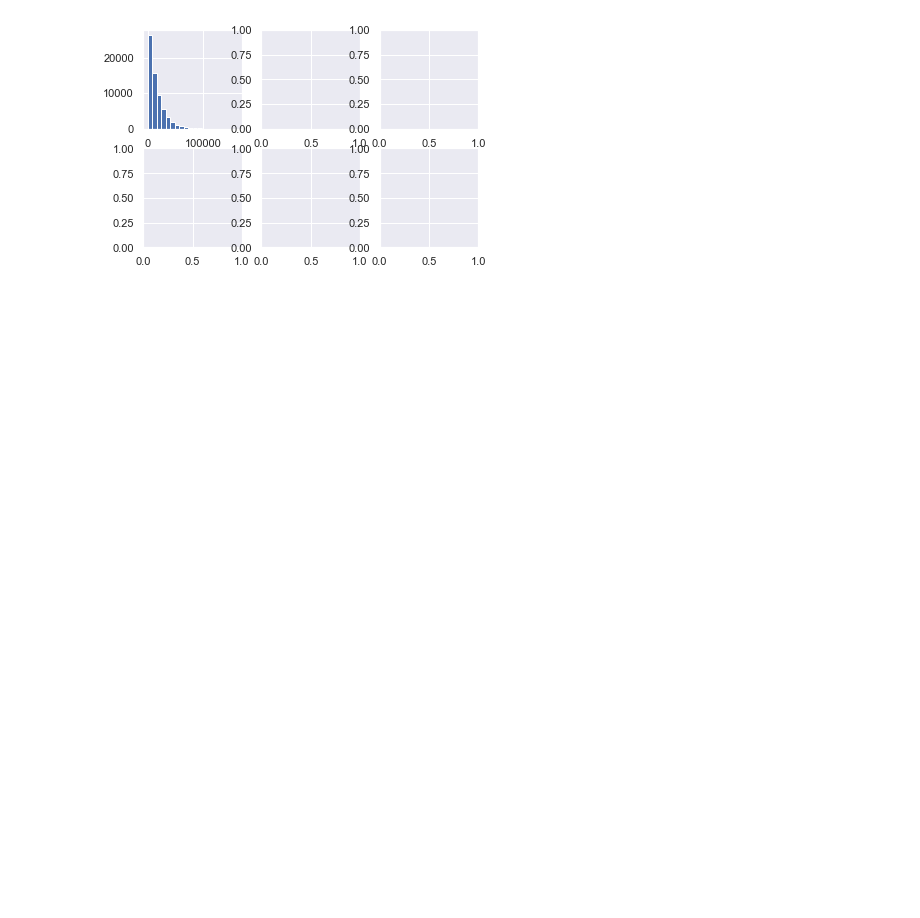
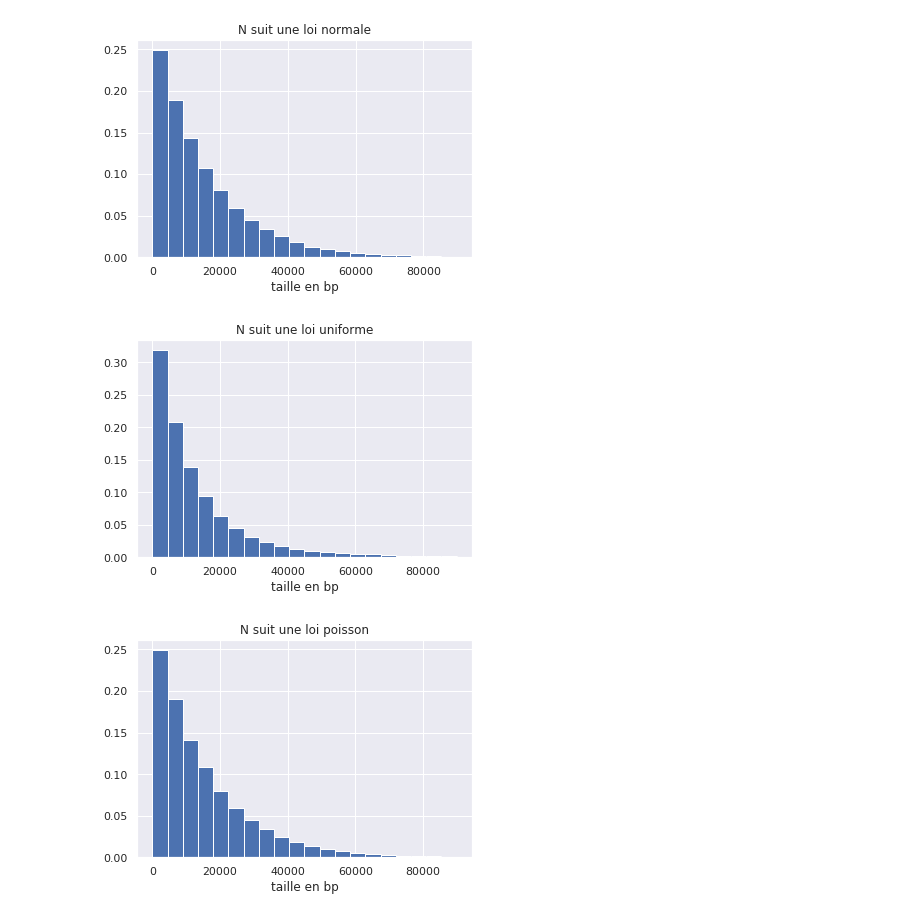
Before and after one commit to aminaghoul/reads_seq, a Jupyter notebook: generer_normale.ipynb, the cells around one changed output. Saved outputs shown, nothing was run; the diff lists cells and outputs as text; code cells hidden in the pictures; blank space fills up the shorter version.

```diff
--- a/generer_normale.ipynb
+++ b/generer_normale.ipynb
@@ -44,0 +49,6 @@ def frac(taille_échantillon, nombre_fragments):
+# %%
+g = 1000000
+n = 650
+taille = frac(g,n)
+sns.distplot(taille, kde=False, fit=beta)
+print(beta.fit(taille))
@@ -45,5 +58,5 @@ def frac(taille_échantillon, nombre_fragments):
 # %%
-lois = ['normale', 'exponentielle', 'uniforme', 'poisson', 'géométrique']
+lois = ['normale', 'uniforme', 'poisson']
 
 def fracture(echantillons, n=65952, sigma=100, loi='normale'):
     """
@@ -108,24 +121,21 @@ def fracture(echantillons, n=65952, sigma=100, loi='normale'):
 # %%
 sns.set(color_codes=True)
 # sns.distplot(fragments, kde=False, rug=False)
 # plt.show()
 
-
 taille_genome = 1000000
 nombre_morceaux = 65603
-seuil = 80000
+seuil = 90000
 
-
-fig, sub = plt.subplots(2, 3)
-subplots = []
-for x in sub:
-    for y in x:
-        subplots.append(y)
-for plot, loi in zip(subplots, lois):
+for loi in lois:
     fragments = list(chain.from_iterable(fracture([taille_genome] * 1000, nombre_morceaux, loi=loi)))
-    plot.hist(fragments, bins=20)
+    fragments = [x for x in fragments if x < seuil]
+    weights = np.ones_like(fragments) / float(len(fragments))
+    plt.xlabel('taille en bp')
+    plt.title('N suit une loi %s' %loi)
+    plt.hist(fragments, bins=20, weights=weights)
     plt.show()
-
-#fragments = [x for x in fragments if x < seuil]
 # %% [output]
-[figure, old version]
+[figure, new version]
+[figure, added]
+[figure, added]
```
Also changed, not shown: parts of 5 cells of this notebook.
